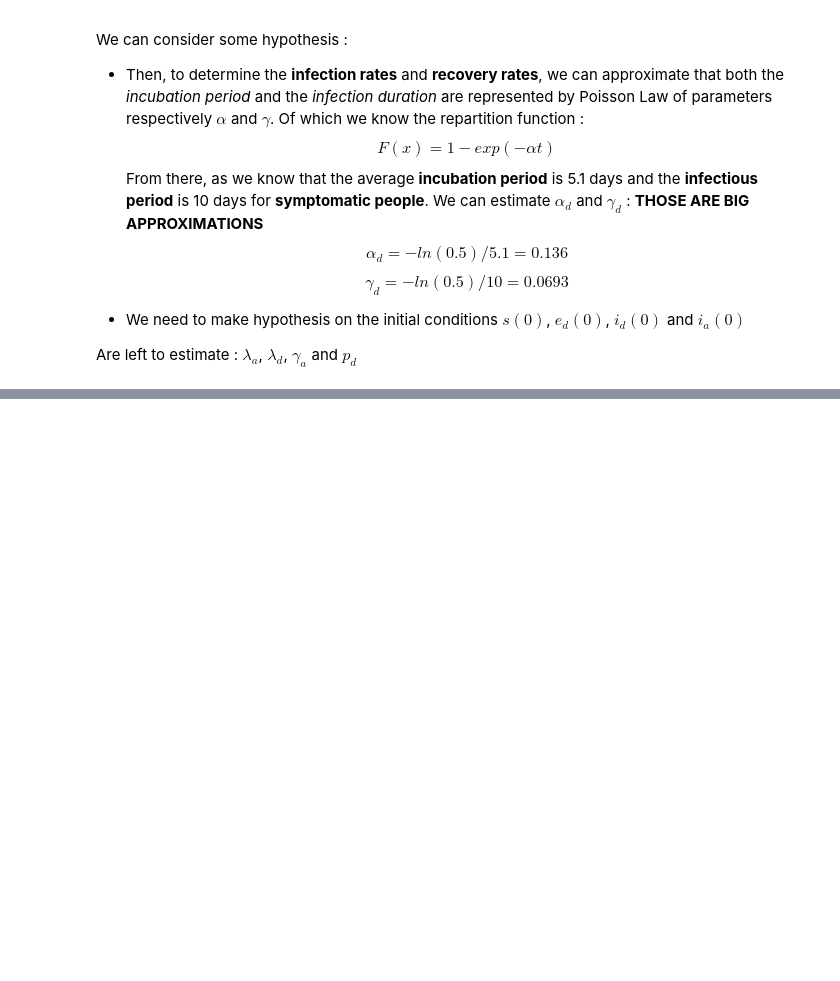
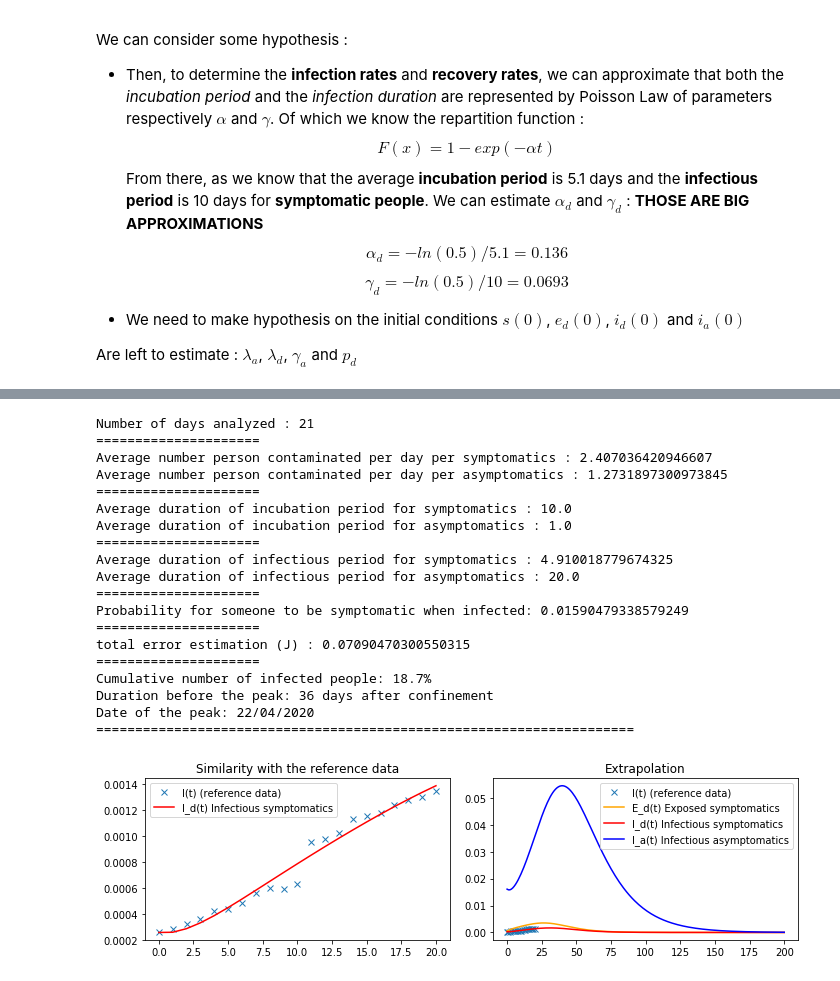
Before and after one commit to VirgileF/corona_models, a Jupyter notebook: Corona_analysis_G.ipynb, the cells around one changed output, grey strips where cells are left out. Cells and saved outputs as stored; diff of their text form; code cells hidden in the pictures; blank space fills up the shorter version.

```diff
--- a/Corona_analysis_G.ipynb
+++ b/Corona_analysis_G.ipynb
@@ -497,0 +526,26 @@ def analyze_country_SEIA(country, province_list=[], delay_days=10):
+# %%
+delay_days = 5
+country = 'France'
+province_list = []
+analyze_country_SEIA(country, province_list, delay_days)
+# %% [output]
+Number of days analyzed : 21
+=====================
+Average number person contaminated per day per symptomatics : 2.407036420946607
+Average number person contaminated per day per asymptomatics : 1.2731897300973845
+=====================
+Average duration of incubation period for symptomatics : 10.0
+Average duration of incubation period for asymptomatics : 1.0
+=====================
+Average duration of infectious period for symptomatics : 4.910018779674325
+Average duration of infectious period for asymptomatics : 20.0
+=====================
+Probability for someone to be symptomatic when infected: 0.01590479338579249
+=====================
+total error estimation (J) : 0.07090470300550315
+=====================
+Cumulative number of infected people: 18.7%
+Duration before the peak: 36 days after confinement
+Date of the peak: 22/04/2020
+=====================================================================
+[figure, added]
```
Also changed, not shown: parts of 7 cells of this notebook, 1 other file.
